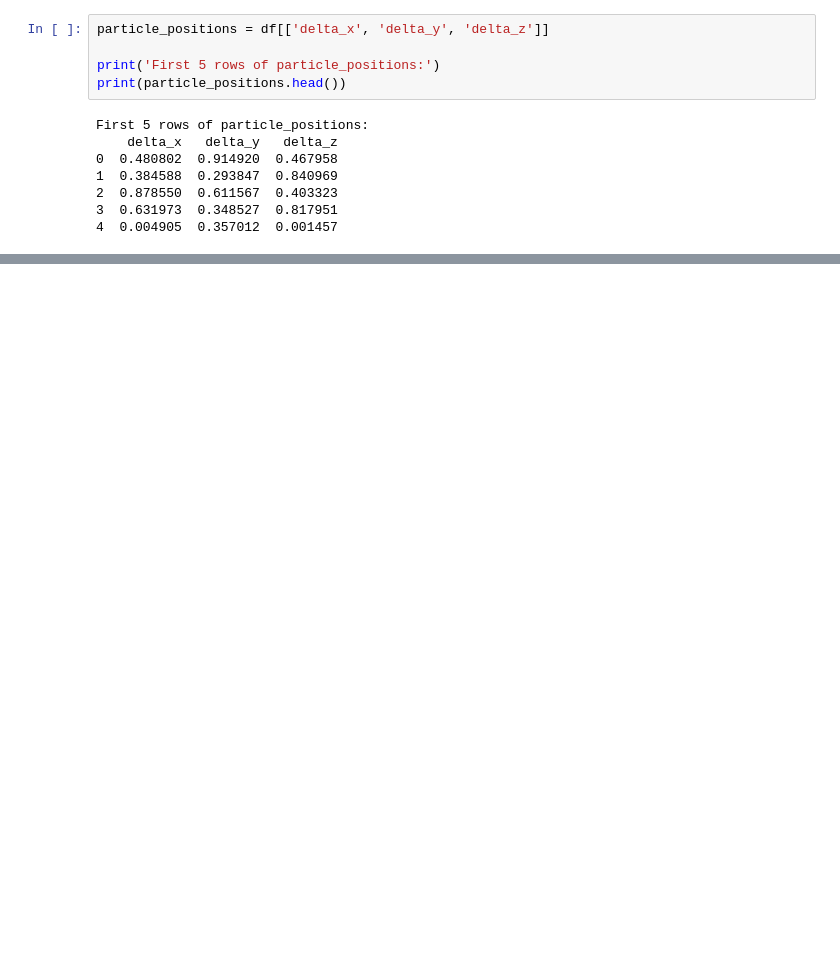
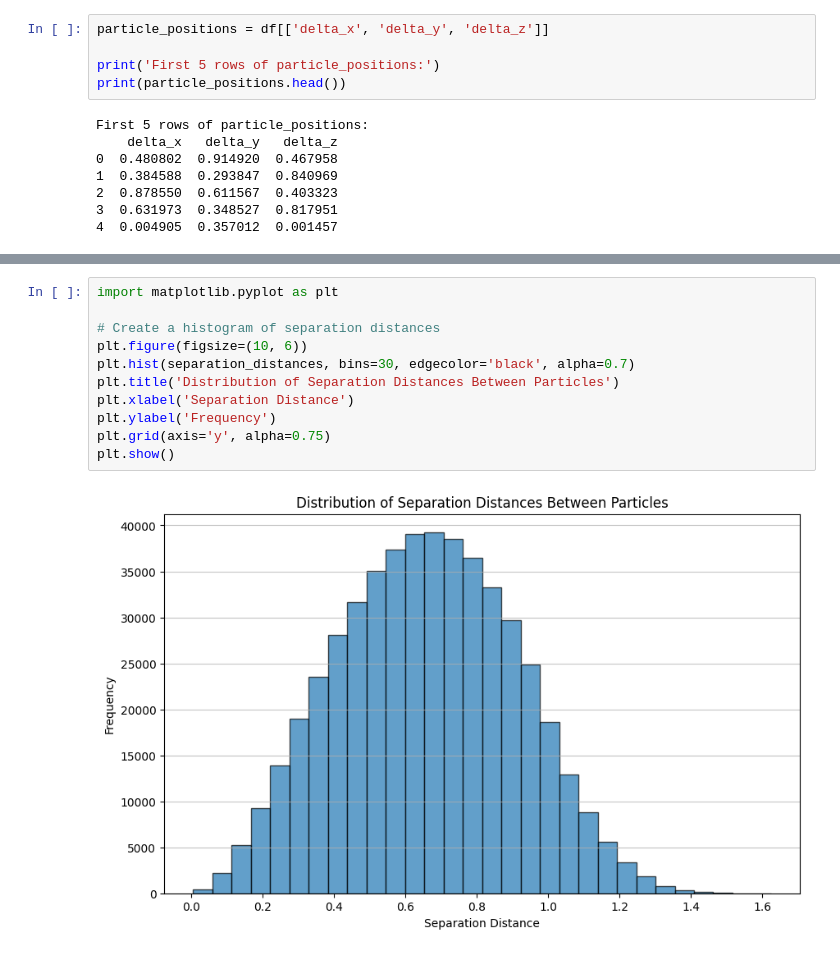
Before and after one commit to amf599-cyber/N-Body_Test, a Jupyter notebook: Test-Data-Analysis-v1-1.ipynb, the cells around one changed output, grey strips where cells are left out. Cells and saved outputs as stored; diff of their text form; blank space fills up the shorter version.

```diff
--- a/Test-Data-Analysis-v1-1.ipynb
+++ b/Test-Data-Analysis-v1-1.ipynb
@@ -140,0 +146,13 @@ KeyboardInterrupt:
+# %%
+import matplotlib.pyplot as plt
+
+# Create a histogram of separation distances
+plt.figure(figsize=(10, 6))
+plt.hist(separation_distances, bins=30, edgecolor='black', alpha=0.7)
+plt.title('Distribution of Separation Distances Between Particles')
+plt.xlabel('Separation Distance')
+plt.ylabel('Frequency')
+plt.grid(axis='y', alpha=0.75)
+plt.show()
+# %% [output]
+[figure, added]
```
Also changed, not shown: parts of 6 cells of this notebook.
